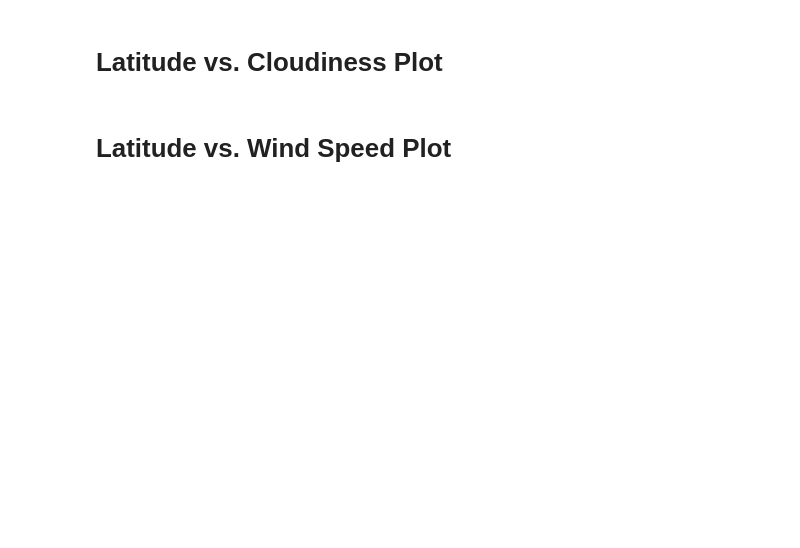
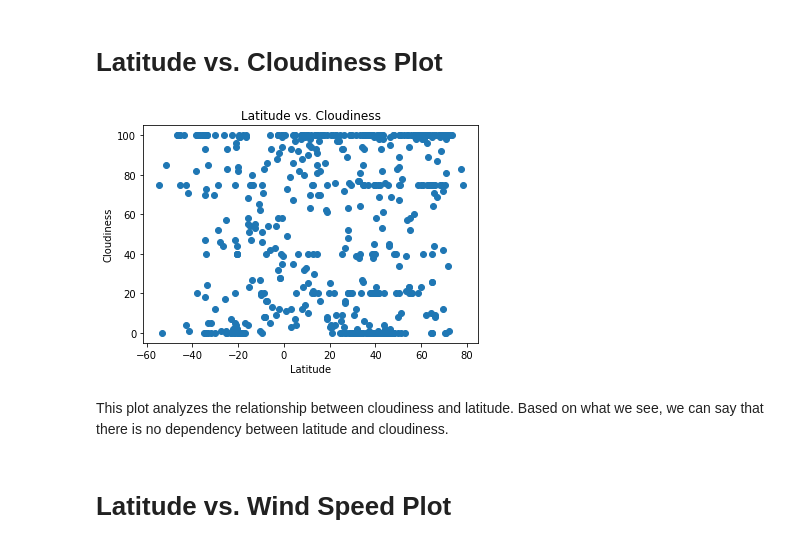
Before and after one commit to ArmandDauti/python-api-challenge, a Jupyter notebook: WeatherPy.ipynb, the cells around one changed output. Saved outputs shown, nothing was run; the diff lists cells and outputs as text; code cells hidden in the pictures; blank space fills up the shorter version.

```diff
--- a/WeatherPy.ipynb
+++ b/WeatherPy.ipynb
@@ -165,14 +211,18 @@ plt.show()
 # %% [markdown]
 # Latitude vs. Cloudiness Plot
 # %%
-plt.scatter(weather_data['Latitude'], weather_data['Cloudiness'])
+plt.scatter(weather_data['Lat'], weather_data['Cloudiness'])
 plt.xlabel('Latitude')
 plt.ylabel('Cloudiness')
 plt.title('Latitude vs. Cloudiness')
 
 plt.savefig('output_data/Latitude-vs-Cloudiness.png')
 
 plt.show()
+# %% [output]
+[figure, added]
+# %% [markdown]
+This plot analyzes the relationship between cloudiness and latitude. Based on what we see, we can say that there is no dependency between latitude and cloudiness.
 # %% [markdown]
 # Latitude vs. Wind Speed Plot
 # %%
```
Also changed, not shown: parts of 28 cells of this notebook, 6 other files.
